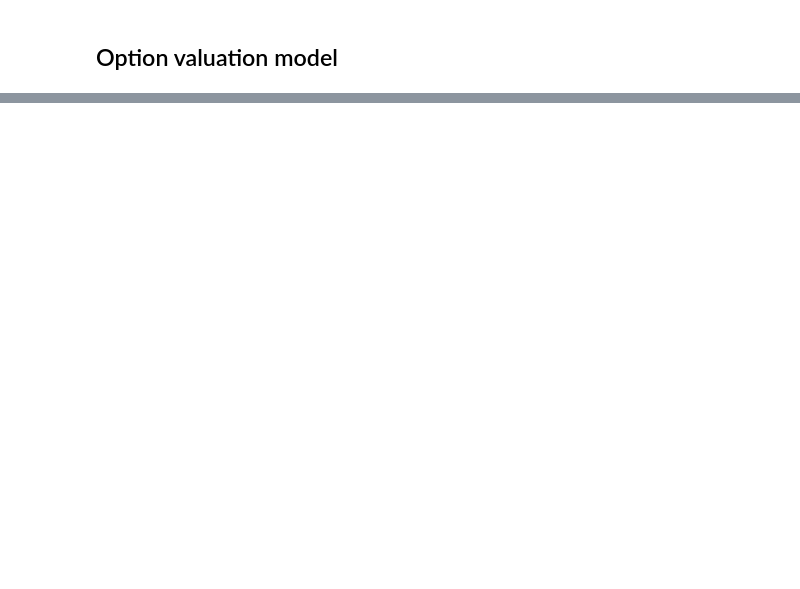
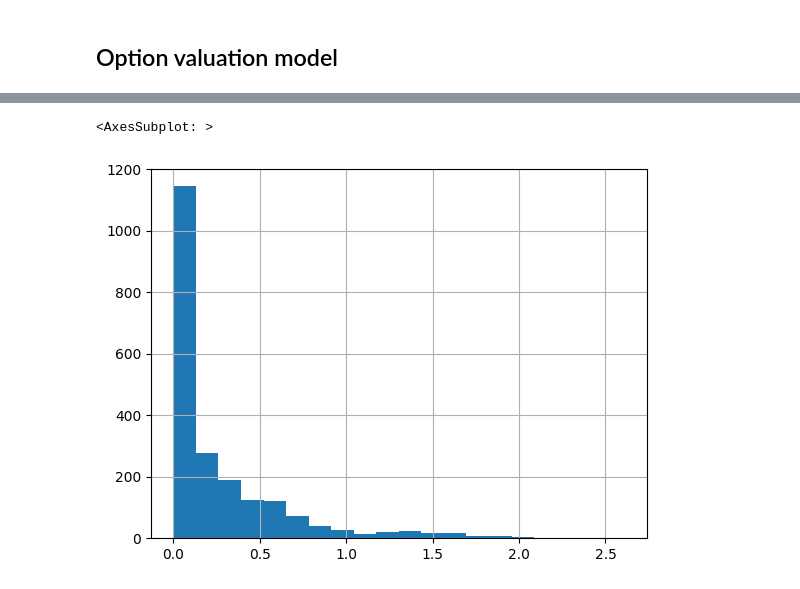
Before and after one commit to chris-ch/ethereum-prices, a Jupyter notebook: analyse-prices.ipynb, the cells around one changed output, grey strips where cells are left out. Saved outputs shown, nothing was run; the diff lists cells and outputs as text; code cells hidden in the pictures; blank space fills up the shorter version.

```diff
--- a/analyse-prices.ipynb
+++ b/analyse-prices.ipynb
@@ -153,0 +162,5 @@ pyplot.show()
+# %%
+df[f'call_value_pct_2'].hist(bins=20)
+# %% [output]
+<AxesSubplot: >
+[figure, added]
```
Also changed, not shown: parts of 13 cells of this notebook.
